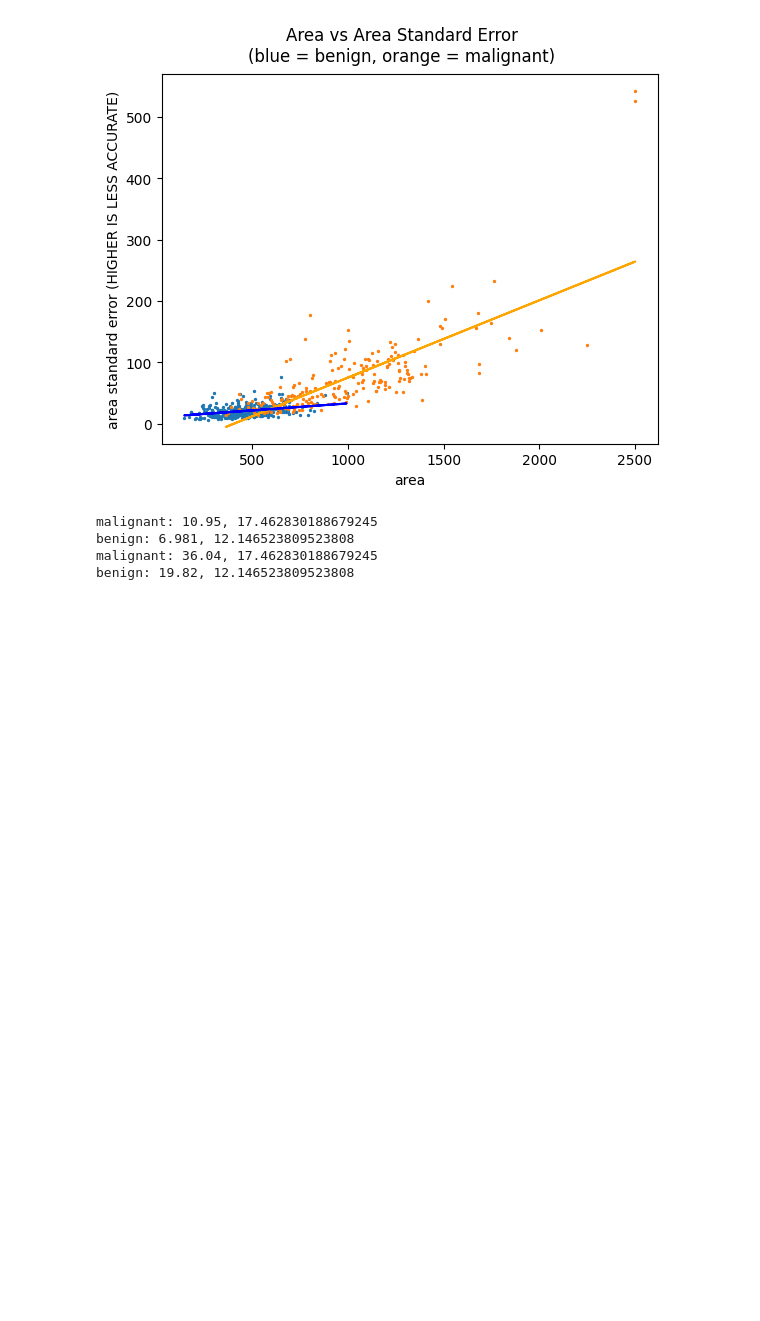
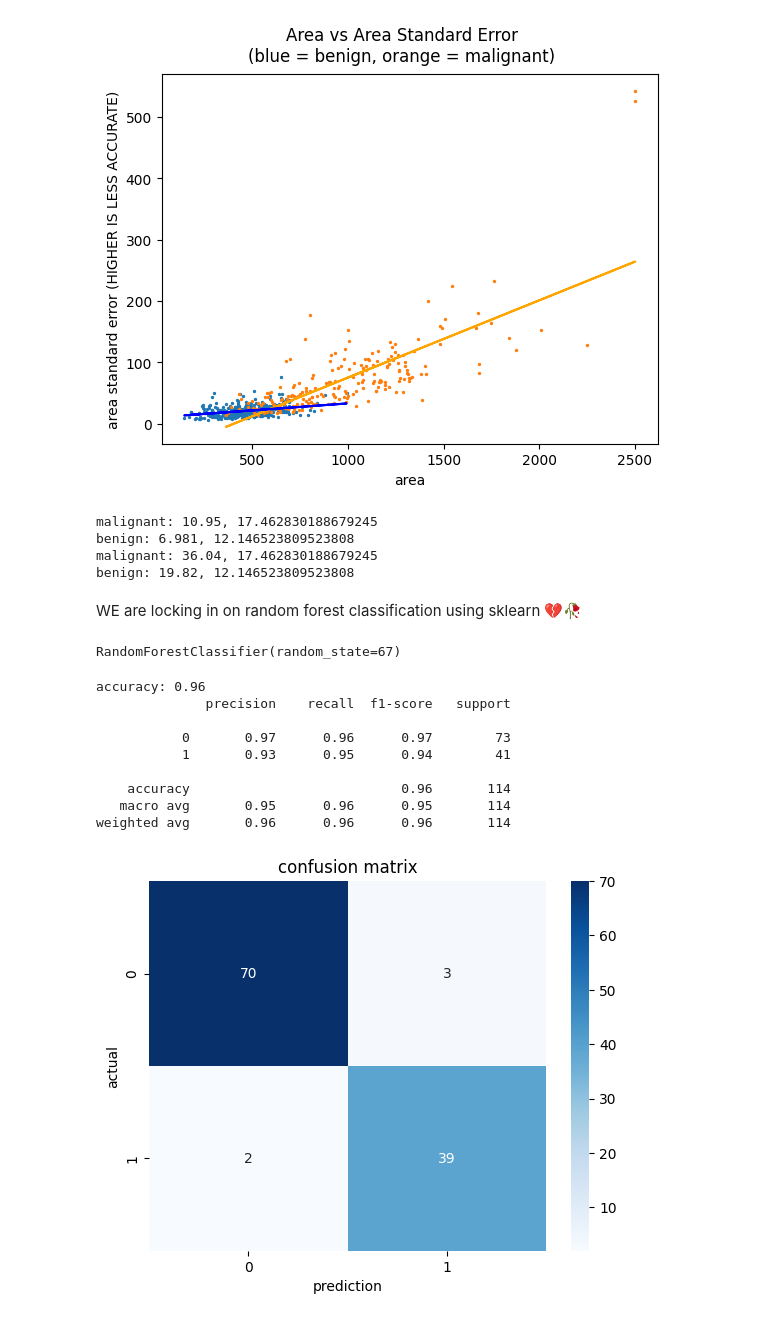
Before and after one commit to build-summer-2025/async-final-project-teal-nicholas, a Jupyter notebook: final_project_example.ipynb, the cells around one changed output. Saved outputs shown, nothing was run; the diff lists cells and outputs as text; code cells hidden in the pictures; blank space fills up the shorter version.

Commit message:
Trained random forest classifier model on dataset and analyzed accuracy

```diff
--- a/final_project_example.ipynb
+++ b/final_project_example.ipynb
@@ -93,7 +93,12 @@ fractal_dimension_worst      0
 Unnamed: 32                569
 dtype: int64
 # %%
-df.drop('Unnamed: 32', axis=1, inplace=True)
+try:
+    df.drop('Unnamed: 32', axis=1, inplace=True)
+except:
+    pass
+
+df.dropna(inplace=True)
 
 #data set should be clean now that was the only column missing anything
 # %%
@@ -383,3 +388,15 @@ malignant: 10.95, 17.462830188679245
 benign: 6.981, 12.146523809523808
 malignant: 36.04, 17.462830188679245
 benign: 19.82, 12.146523809523808
+# %% [markdown]
+WE are locking in on random forest classification using sklearn 💔🥀
+# %%
+# make sure to pip install scikit-learn
+from sklearn.model_selection import train_test_split
+
+data = df.drop(columns=['diagnosis'])
+target = df['diagnosis'].replace({'M': 1, 'B': 0})
+
+training_data, testing_data, training_target, testing_target = train_test_split(
+    data, target, test_size = 0.2, random_state = 6767
+)
@@ -385,0 +406,30 @@ benign: 19.82, 12.146523809523808
+# %%
+model = RandomForestClassifier(n_estimators = 100, random_state = 67)
+model.fit(training_data, training_target)
+# %% [output]
+RandomForestClassifier(random_state=67)
+# %%
+predictions = model.predict(testing_data)
+# %%
+accuracy = accuracy_score(testing_target, predictions)
+print(f'accuracy: {accuracy:.2f}')
+
+print(classification_report(testing_target, predictions))
+
+matrix = confusion_matrix(testing_target, predictions)
+sns.heatmap(matrix, annot = True, fmt = 'd', cmap = 'Blues')
+plt.xlabel('prediction')
+plt.ylabel('actual')
+plt.title('confusion matrix')
+plt.show()
+# %% [output]
+accuracy: 0.96
+              precision    recall  f1-score   support
+
+           0       0.97      0.96      0.97        73
+           1       0.93      0.95      0.94        41
+
+    accuracy                           0.96       114
+   macro avg       0.95      0.96      0.95       114
+weighted avg       0.96      0.96      0.96       114
+[figure, added]
```
Also changed, not shown: parts of 14 cells of this notebook.
